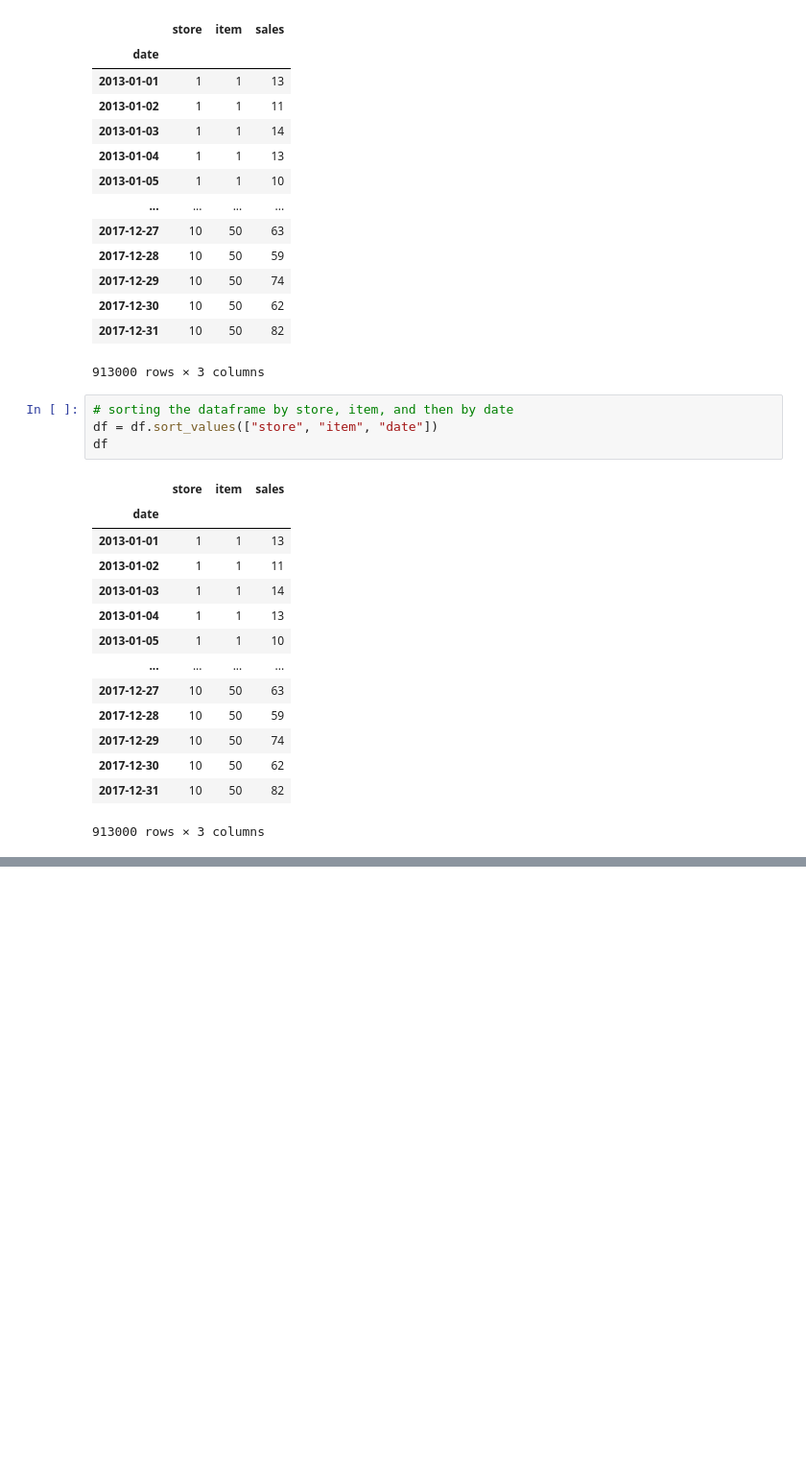
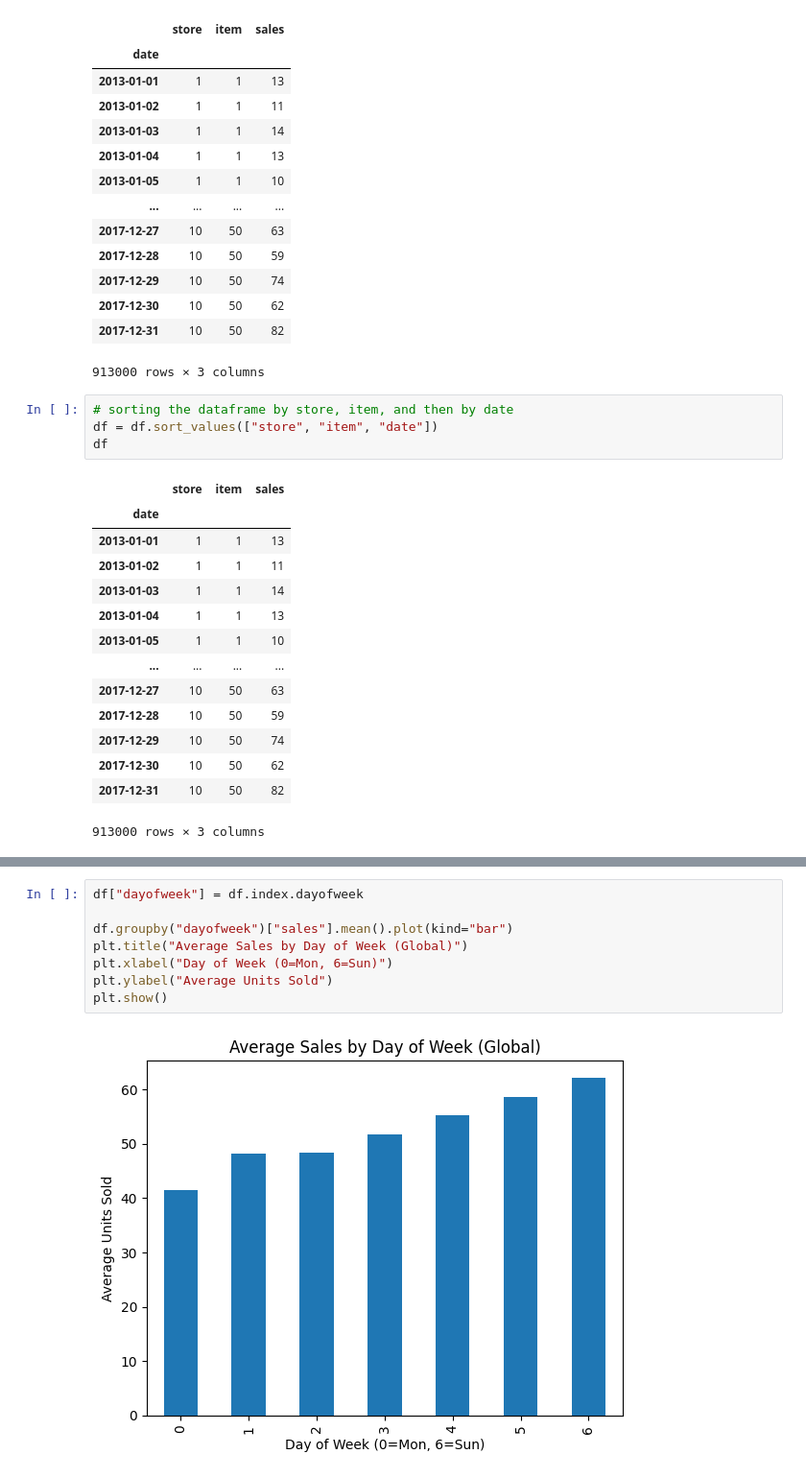
Before and after one commit to Harsha081459/Retail-Demand-Forecasting, a Jupyter notebook: notebook.ipynb, the cells around one changed output, grey strips where cells are left out. Shown at 96% size. Cells and saved outputs as stored; diff of their text form; blank space fills up the shorter version.

```diff
--- a/notebook.ipynb
+++ b/notebook.ipynb
@@ -130,0 +113,10 @@ df_si["sales"].plot() # this plot is noisy
+# %%
+df["dayofweek"] = df.index.dayofweek
+
+df.groupby("dayofweek")["sales"].mean().plot(kind="bar")
+plt.title("Average Sales by Day of Week (Global)")
+plt.xlabel("Day of Week (0=Mon, 6=Sun)")
+plt.ylabel("Average Units Sold")
+plt.show()
+# %% [output]
+[figure, added]
```
Also changed, not shown: parts of 18 cells of this notebook.
